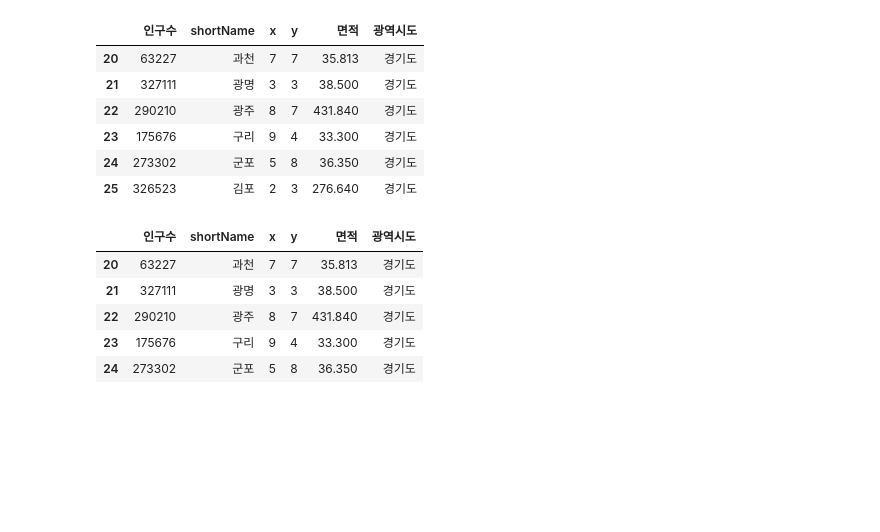
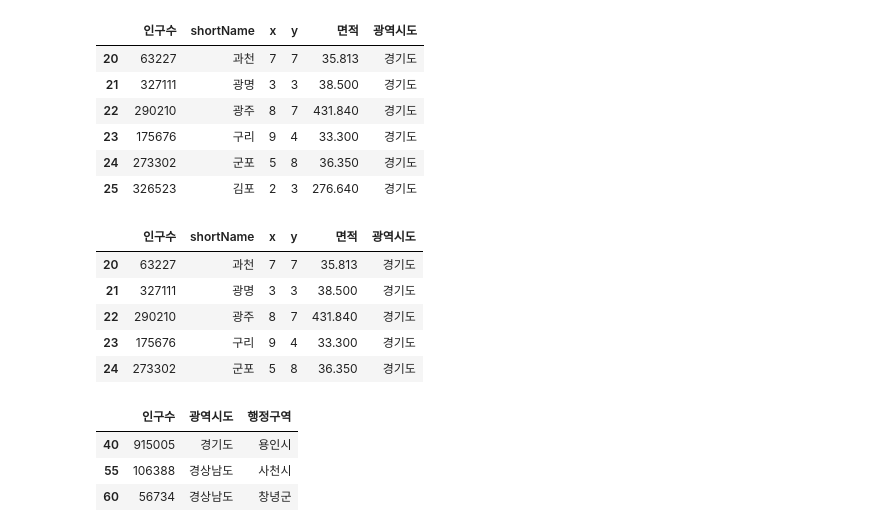
Before and after one commit to mysoyul/kosta_webscraping_202003, a Jupyter notebook: 05행정구역정보분석.ipynb, the cells around one changed output. Cells and saved outputs as stored; diff of their text form; code cells hidden in the pictures; blank space fills up the shorter version.

```diff
--- a/05행정구역정보분석.ipynb
+++ b/05행정구역정보분석.ipynb
@@ -254,3 +254,12 @@ data.iloc[20:25,1:7]
 | 22 | 290210 | 광주 | 8 | 7 | 431.840 | 경기도 |
 | 23 | 175676 | 구리 | 9 | 4 | 33.300 | 경기도 |
 | 24 | 273302 | 군포 | 5 | 8 | 36.350 | 경기도 |
+# %%
+#loc[] 사용
+#index가 40,55,60 이고, column이 인구수,광역시도,행정구역
+data.loc[[40,55,60],['인구수','광역시도','행정구역']]
+# %% [output]
+|  | 인구수 | 광역시도 | 행정구역 |
+| 40 | 915005 | 경기도 | 용인시 |
+| 55 | 106388 | 경상남도 | 사천시 |
+| 60 | 56734 | 경상남도 | 창녕군 |
```
Also changed, not shown: parts of 1 cell of this notebook.
